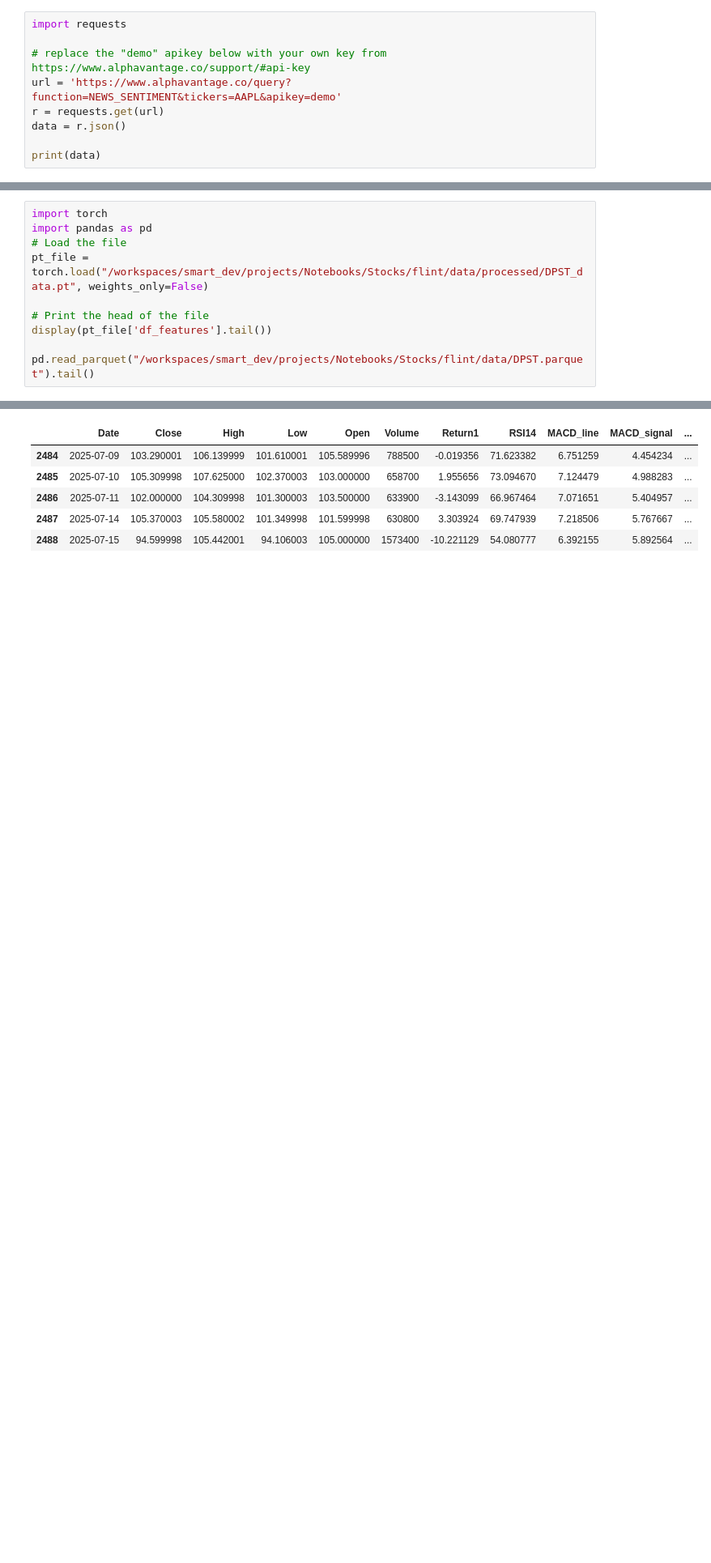
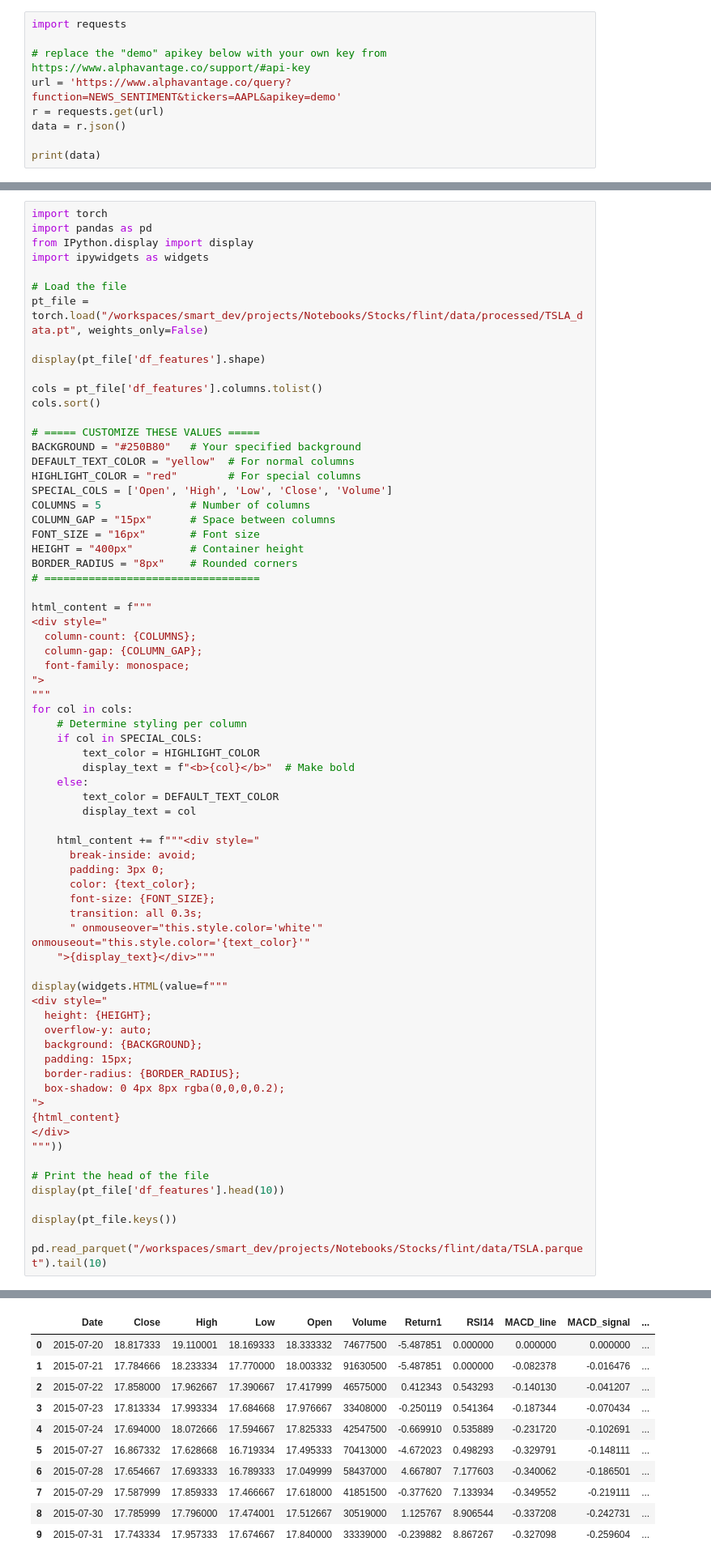
Before and after one commit to cmlpolymath/Notebooks, a Jupyter notebook: Stocks/stock_algo.ipynb, the cells around one changed output, grey strips where cells are left out. Shown at 81% size. Saved outputs shown, nothing was run; the diff lists cells and outputs as text; blank space fills up the shorter version.

```diff
--- a/Stocks/stock_algo.ipynb
+++ b/Stocks/stock_algo.ipynb
@@ -1137,11 +1187,71 @@ print(data)
 # %%
 import torch
 import pandas as pd
+from IPython.display import display
+import ipywidgets as widgets
+
 # Load the file
-pt_file = torch.load("/workspaces/smart_dev/projects/Notebooks/Stocks/flint/data/processed/DPST_data.pt", weights_only=False)
+pt_file = torch.load("/workspaces/smart_dev/projects/Notebooks/Stocks/flint/data/processed/TSLA_data.pt", weights_only=False)
+
+display(pt_file['df_features'].shape)
+
+cols = pt_file['df_features'].columns.tolist()
+cols.sort()
+
+# ===== CUSTOMIZE THESE VALUES =====
+BACKGROUND = "#250B80"   # Your specified background
+DEFAULT_TEXT_COLOR = "yellow"  # For normal columns
+HIGHLIGHT_COLOR = "red"        # For special columns
+SPECIAL_COLS = ['Open', 'High', 'Low', 'Close', 'Volume']
+COLUMNS = 5              # Number of columns
+COLUMN_GAP = "15px"      # Space between columns
+FONT_SIZE = "16px"       # Font size
+HEIGHT = "400px"         # Container height
+BORDER_RADIUS = "8px"    # Rounded corners
+# ==================================
+
+html_content = f"""
+<div style="
+  column-count: {COLUMNS};
+  column-gap: {COLUMN_GAP};
+  font-family: monospace;
+">
+"""
+for col in cols:
+    # Determine styling per column
+    if col in SPECIAL_COLS:
+        text_color = HIGHLIGHT_COLOR
+        display_text = f"<b>{col}</b>"  # Make bold
+    else:
+        text_color = DEFAULT_TEXT_COLOR
+        display_text = col
+
+    html_content += f"""<div style="
+      break-inside: avoid;
+      padding: 3px 0;
+      color: {text_color};
+      font-size: {FONT_SIZE};
+      transition: all 0.3s;
+      " onmouseover="this.style.color='white'" onmouseout="this.style.color='{text_color}'"
+    ">{display_text}</div>"""
+
+display(widgets.HTML(value=f"""
+<div style="
+  height: {HEIGHT};
+  overflow-y: auto;
+  background: {BACKGROUND};
+  padding: 15px;
+  border-radius: {BORDER_RADIUS};
+  box-shadow: 0 4px 8px rgba(0,0,0,0.2);
+">
+{html_content}
+</div>
+"""))
 
 # Print the head of the file
-display(pt_file['df_features'].tail())
+display(pt_file['df_features'].head(10))
 
-pd.read_parquet("/workspaces/smart_dev/projects/Notebooks/Stocks/flint/data/DPST.parquet").tail()
+display(pt_file.keys())
+
+pd.read_parquet("/workspaces/smart_dev/projects/Notebooks/Stocks/flint/data/TSLA.parquet").tail(10)
 # %% [output]
@@ -1148,6 +1260,11 @@ pd.read_parquet("/workspaces/smart_dev/projects/Notebooks/Stocks/flint/data/DPST
 |  | Date | Close | High | Low | Open | Volume | Return1 | RSI14 | MACD_line | MACD_signal | ... |
-| 2484 | 2025-07-09 | 103.290001 | 106.139999 | 101.610001 | 105.589996 | 788500 | -0.019356 | 71.623382 | 6.751259 | 4.454234 | ... |
-| 2485 | 2025-07-10 | 105.309998 | 107.625000 | 102.370003 | 103.000000 | 658700 | 1.955656 | 73.094670 | 7.124479 | 4.988283 | ... |
-| 2486 | 2025-07-11 | 102.000000 | 104.309998 | 101.300003 | 103.500000 | 633900 | -3.143099 | 66.967464 | 7.071651 | 5.404957 | ... |
-| 2487 | 2025-07-14 | 105.370003 | 105.580002 | 101.349998 | 101.599998 | 630800 | 3.303924 | 69.747939 | 7.218506 | 5.767667 | ... |
-| 2488 | 2025-07-15 | 94.599998 | 105.442001 | 94.106003 | 105.000000 | 1573400 | -10.221129 | 54.080777 | 6.392155 | 5.892564 | ... |
+| 0 | 2015-07-20 | 18.817333 | 19.110001 | 18.169333 | 18.333332 | 74677500 | -5.487851 | 0.000000 | 0.000000 | 0.000000 | ... |
+| 1 | 2015-07-21 | 17.784666 | 18.233334 | 17.770000 | 18.003332 | 91630500 | -5.487851 | 0.000000 | -0.082378 | -0.016476 | ... |
+| 2 | 2015-07-22 | 17.858000 | 17.962667 | 17.390667 | 17.417999 | 46575000 | 0.412343 | 0.543293 | -0.140130 | -0.041207 | ... |
+| 3 | 2015-07-23 | 17.813334 | 17.993334 | 17.684668 | 17.976667 | 33408000 | -0.250119 | 0.541364 | -0.187344 | -0.070434 | ... |
+| 4 | 2015-07-24 | 17.694000 | 18.072666 | 17.594667 | 17.825333 | 42547500 | -0.669910 | 0.535889 | -0.231720 | -0.102691 | ... |
+| 5 | 2015-07-27 | 16.867332 | 17.628668 | 16.719334 | 17.495333 | 70413000 | -4.672023 | 0.498293 | -0.329791 | -0.148111 | ... |
+| 6 | 2015-07-28 | 17.654667 | 17.693333 | 16.789333 | 17.049999 | 58437000 | 4.667807 | 7.177603 | -0.340062 | -0.186501 | ... |
+| 7 | 2015-07-29 | 17.587999 | 17.859333 | 17.466667 | 17.618000 | 41851500 | -0.377620 | 7.133934 | -0.349552 | -0.219111 | ... |
+| 8 | 2015-07-30 | 17.785999 | 17.796000 | 17.474001 | 17.512667 | 30519000 | 1.125767 | 8.906544 | -0.337208 | -0.242731 | ... |
+| 9 | 2015-07-31 | 17.743334 | 17.957333 | 17.674667 | 17.840000 | 33339000 | -0.239882 | 8.867267 | -0.327098 | -0.259604 | ... |
```
Also changed, not shown: parts of 26 cells of this notebook, 24 other files.
